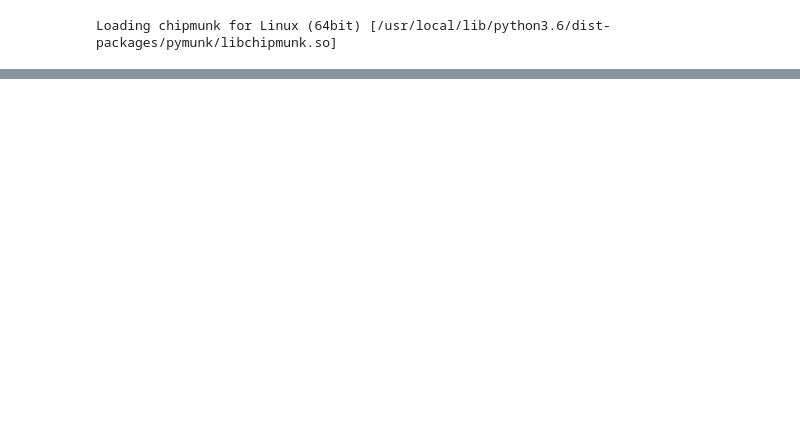
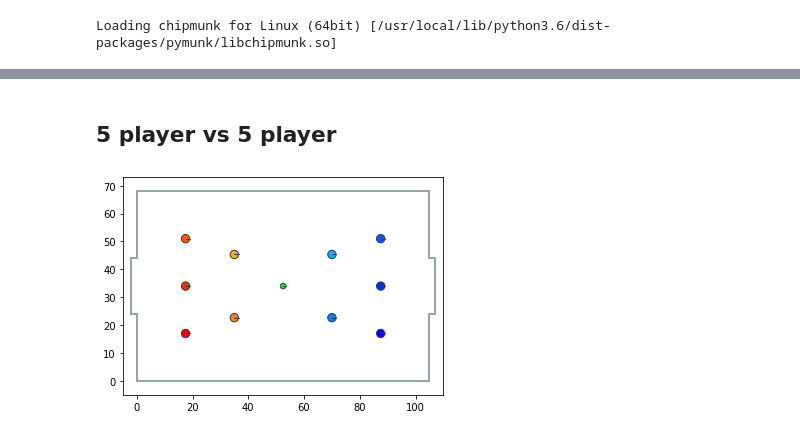
Before and after one commit to yc2454/gym-futbol, a Jupyter notebook: colab_notebook.ipynb, the cells around one changed output, grey strips where cells are left out. Saved outputs shown, nothing was run; the diff lists cells and outputs as text; code cells hidden in the pictures; blank space fills up the shorter version.

```diff
--- a/colab_notebook.ipynb
+++ b/colab_notebook.ipynb
@@ -150,0 +113,7 @@ total_reward
+# %% [markdown]
+## 5 player vs 5 player
+# %%
+env = gym.make("Futbol5v5-v1")
+env.render()
+# %% [output]
+[figure, added]
```
Also changed, not shown: parts of 93 cells of this notebook.
